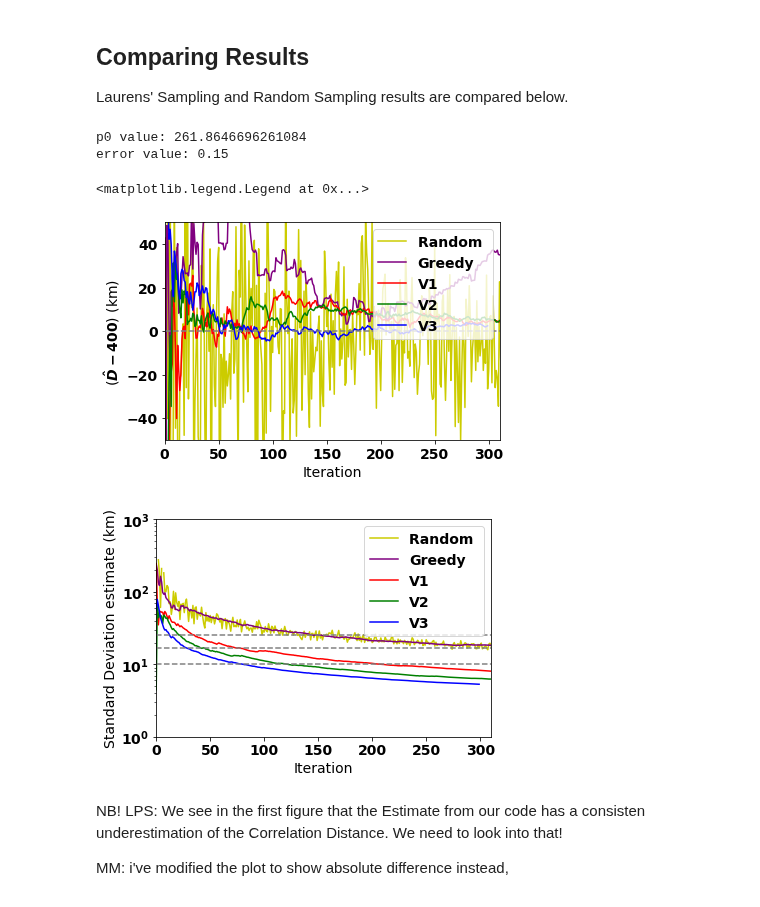
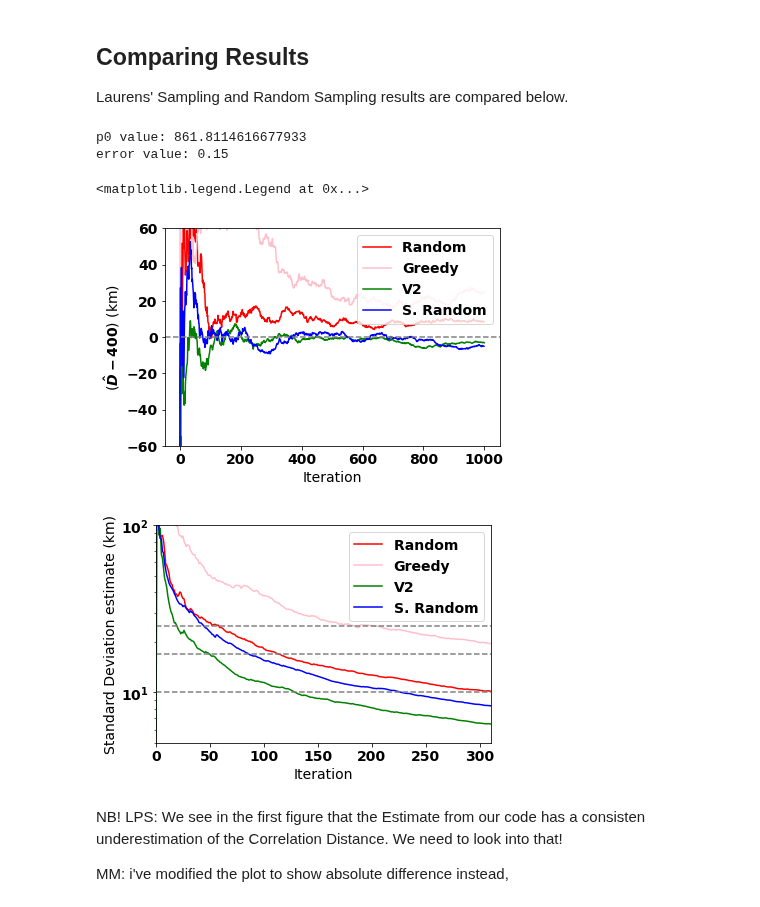
Before and after one commit to mustafa-majid-uu/curvefit_sampling, a Jupyter notebook: sampling_v2.ipynb, the cells around one changed output. Cells and saved outputs as stored; diff of their text form; code cells hidden in the pictures.

Commit message:
Reworked random sampling

```diff
--- a/sampling_v2.ipynb
+++ b/sampling_v2.ipynb
@@ -319,8 +305,8 @@ def samplechoice(lb,ub,numpoints):#calculate points and randomness range
     randrange = (1/numpoints) * (ub-lb)
     return(pts,randrange)
 
-np.random.seed(4)
-random.seed(4)
+#np.#random.seed(8)
+#random.seed(8)
 Dhat_arr3 = []
 cov_arr3 = []
 x3 = []
@@ -328,15 +314,17 @@ y3 = []
 
 
 i_arr3 = []  #used as x axis to plot iteration number. the loop will start from iteration no. 1(not 0) and the list will be updated each time.
-pts, randrange = samplechoice(LowerBound,MaxDistance,10) #generate ten equidistant points with some noise range for randomness
-for i in range(0,300):
+pts, randrange = samplechoice(LowerBound,MaxDistance,3) #generate ten equidistant points with some noise range for randomness
+
+#each iteration add some noise to the points generated above to create stochastic jitter
+for i in range(0,iterations):
     i_arr3.append(i) #update every iteration
 
     for j in pts:
         #print("j:",j)
         d = j + np.random.uniform(-1*randrange,randrange) #add some noise to ensure different distances are sampled each time
         #print("d:",d)
-        while(d > MaxDistance or d < LowerBound):
+        while(d > MaxDistance or d < LowerBound): #if distance is outside bounds, resample
             #print('d again')
             d = j + np.random.uniform(-1*randrange,randrange)
             #print('newd:',d)
@@ -433,49 +421,49 @@ def absdiff(i):
 Dhat_arr_rnd_diff = [absdiff(i) for i in Dhat_arr_rnd]
 Dhat_arr_diff = [absdiff(i) for i in Dhat_arr]
 Dhat_arr2_diff = [absdiff(i) for i in Dhat_arr2]
 Dhat_arr3_diff = [absdiff(i) for i in Dhat_arr3]
 Dhat_greedy_diff = [absdiff(i) for i in Dhat_greedy]
 
 #plot absolute difference (Dhat and actual true value of D)
 plt.figure(8)
-plt.plot(sample_size,Dhat_arr_rnd_diff, c=(204/255, 204/255, 0/255) )
-plt.plot(i_arr2,Dhat_greedy_diff,c='purple')
-plt.plot(i_arr,Dhat_arr_diff, c='red' )
-plt.plot(i_arr,Dhat_arr2_diff, c='green' )
-plt.plot(i_arr3,Dhat_arr3_diff, c='blue' )
+plt.plot(sample_size,Dhat_arr_rnd_diff, c='red' ) #random random
+plt.plot(i_arr2,Dhat_greedy_diff,c='pink') #greedy
+#plt.plot(i_arr,Dhat_arr_diff, c='red' ) #V1
+plt.plot(i_arr,Dhat_arr2_diff, c='green' ) #v2
+plt.plot(i_arr3,Dhat_arr3_diff, c='blue' ) #systematic random
 plt.axhline(y=0, color='gray', linestyle='--')
-plt.ylim([-50,+50])
+plt.ylim([-60,+60])
 plt.ylabel('($\hat{D} - 400$) (km)')
 plt.xlabel('Iteration')
-plt.xlim(0,310)
-plt.legend(('Random ','Greedy','V1','V2','V3'),loc="upper right")
+#plt.xlim(0,310)
+plt.legend(('Random ','Greedy','V2','S. Random'),loc="upper right")
 #plt.legend(('V2','V3'),loc="upper right")
 
 
 #plot standard deviation for the algorithms
 plt.figure(6)
-plt.plot(sample_size,cov_arr_rnd, c=(204/255, 204/255, 0/255) )
-plt.plot(i_arr2,Var_greedy,c='purple')
-plt.plot(i_arr,cov_arr, c='red' )
+plt.plot(sample_size,cov_arr_rnd, c='red' )
+plt.plot(i_arr2,Var_greedy,c='pink')
+#plt.plot(i_arr,cov_arr, c='red' )
 plt.plot(i_arr,cov_arr2, c='green' )
 plt.plot(i_arr3,cov_arr3, c='blue' )
 plt.axhline(y=(10), color='gray', linestyle='--')
 plt.axhline(y=(25), color='gray', linestyle='--')
 plt.axhline(y=(17), color='gray', linestyle='--')
 
 plt.yscale('log')
-plt.ylim([10**0,10**3])
+plt.ylim([5,10**2])
 plt.ylabel('Standard Deviation estimate (km)') # LPS: As there is only one variable, this is the variance of this variable.
 plt.xlabel('Iteration')
 plt.xlim(0,310)
-plt.legend(('Random ','Greedy','V1','V2','V3'),loc="upper right")
+plt.legend(('Random ','Greedy','V2','S. Random'),loc="upper right")
 #plt.legend(('V2','V3'),loc="upper right")
 # %% [output]
-p0 value: 261.8646696261084
+p0 value: 861.8114616677933
 error value: 0.15
 <matplotlib.legend.Legend at 0x...>
-[figure, old version]
+[figure, new version]
-[figure, old version]
+[figure, new version]
 # %% [markdown]
 NB! LPS: We see in the first figure that the Estimate from our code has a consisten underestimation of the Correlation Distance. We need to look into that!
 
```
Also changed, not shown: parts of 11 cells of this notebook.
